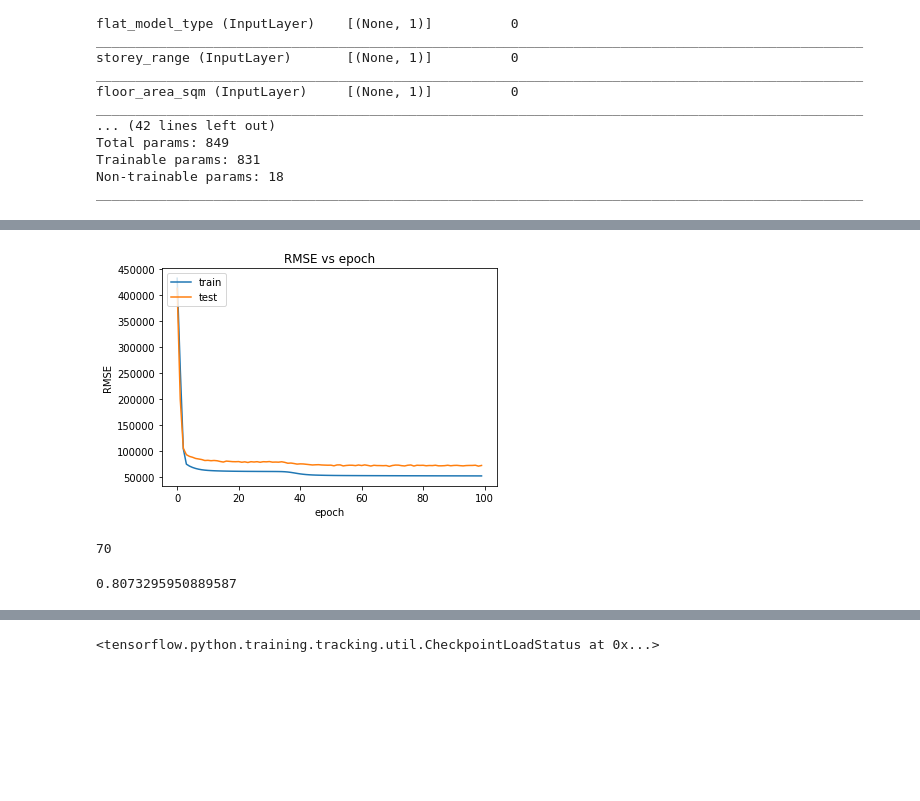
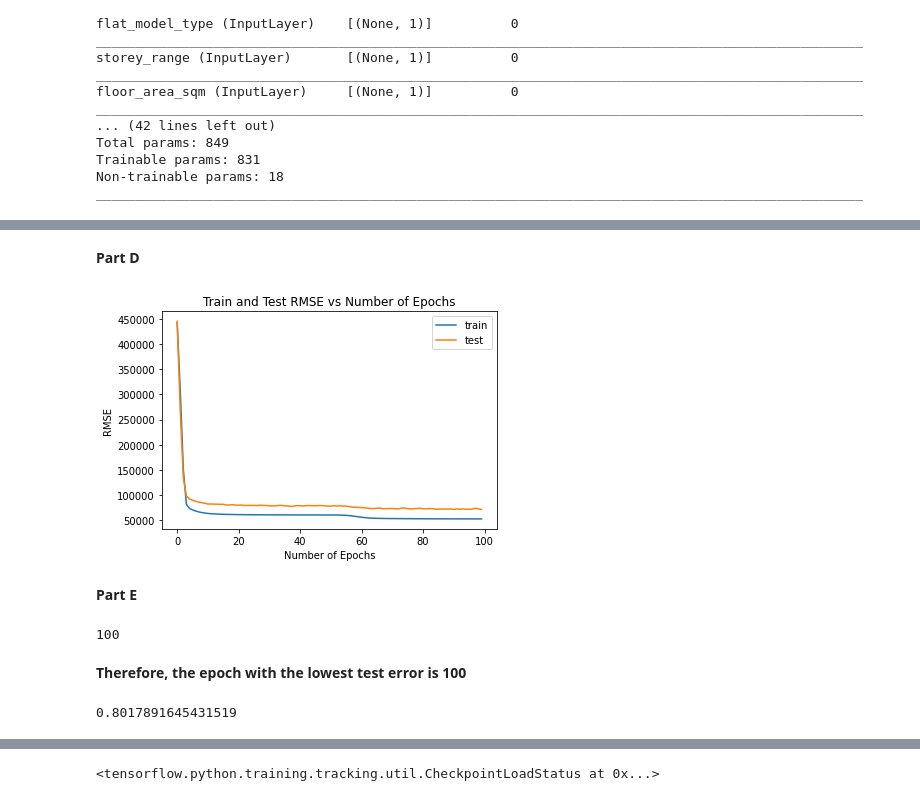
Before and after one commit to kirath2205/Neural-Network-Assignment-1, a Jupyter notebook: start_1b_Final.ipynb, the cells around one changed output, grey strips where cells are left out. Saved outputs shown, nothing was run; the diff lists cells and outputs as text; code cells hidden in the pictures; blank space fills up the shorter version.

```diff
--- a/start_1b_Final.ipynb
+++ b/start_1b_Final.ipynb
@@ -213,0 +213,10 @@ Epoch 100/100
+# %%
+checkpoint_filepath = '/content/checkpoint'
+model_checkpoint_callback = tf.keras.callbacks.ModelCheckpoint(
+    filepath=checkpoint_filepath,
+    save_weights_only=True,
+    monitor='val_loss',
+    mode='min',
+    save_best_only=True)
+
+history = model.fit(train_ds, epochs=100, validation_data=val_ds, callbacks=[model_checkpoint_callback])
@@ -214,39 +242,45 @@ Epoch 100/100
+# %% [markdown]
+**Part D**
 # %%
 import math
 import matplotlib.pyplot as plt
 
 history.history['root_mean_squared_error'] = []
 history.history['val_root_mean_squared_error'] = []
 
 for i in range(len(history.history['loss'])):
     history.history['root_mean_squared_error'].append(math.sqrt(history.history['loss'][i]))
 
 for i in range(len(history.history['val_loss'])):
     history.history['val_root_mean_squared_error'].append(math.sqrt(history.history['val_loss'][i]))
 
 plt.plot(history.history['root_mean_squared_error'])
 plt.plot(history.history['val_root_mean_squared_error'])
-plt.title('RMSE vs epoch')
+plt.title("Train and Test RMSE vs Number of Epochs")
 plt.ylabel('RMSE')
-plt.xlabel('epoch')
-plt.legend(['train', 'test'], loc='upper left')
+plt.xlabel('Number of Epochs')
+plt.legend(['train', 'test'], loc='upper right')
 plt.show()
 # %% [output]
-[figure, old version]
+[figure, new version]
+# %% [markdown]
+**Part E**
 # %%
-test_loss = history.history['val_loss']
+loss = history.history['val_loss']
 
 min_epoch_loss = 0
 min_loss = float("inf")
-for i,loss in enumerate(test_loss):
-    if loss<min_loss:
-        min_loss = loss
+for i,l in enumerate(loss):
+    if l<min_loss:
+        min_loss = l
         min_epoch_loss = i+1
 
 print(min_epoch_loss)
 # %% [output]
-70
+100
+# %% [markdown]
+**Therefore, the epoch with the lowest test error is 100**
 # %%
-history.history['val_R2'][69]
+history.history['val_R2'][min_epoch_loss-1]
 # %% [output]
-0.8073295950889587
+0.8017891645431519
```
Also changed, not shown: parts of 44 cells of this notebook.
